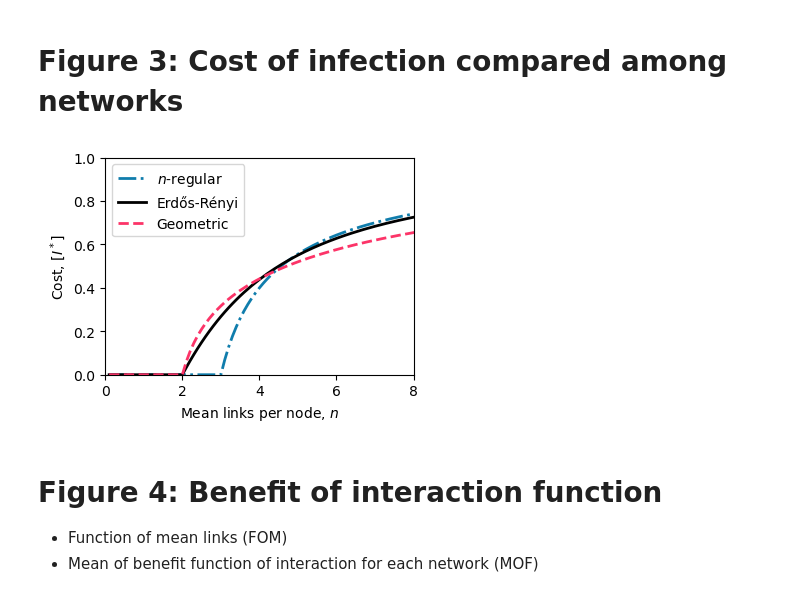
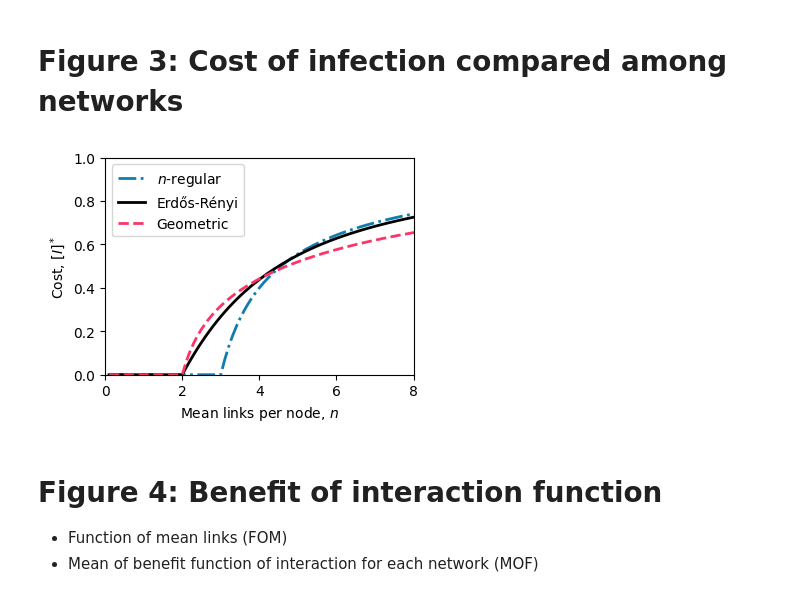
Before and after one commit to thatchai-b/article-trade-off-infs-social-interacts, a Jupyter notebook: Figures_2-5_cost-benefit.ipynb, the cells around one changed output. Saved outputs shown, nothing was run; the diff lists cells and outputs as text; code cells hidden in the pictures.

```diff
--- a/Figures_2-5_cost-benefit.ipynb
+++ b/Figures_2-5_cost-benefit.ipynb
@@ -101,17 +101,17 @@ plt.tight_layout()
 # %%
 fig_cost, ax_cost = plt.subplots(figsize=(4,3))
 
 ax_cost.plot(meanlink_range, cost_func_nreg(meanlink_range, tau, gamma), color=colour_set[2], linestyle='-.', linewidth=2, label=r'$n$-regular')
 ax_cost.plot(meanlink_range, cost_func_ER(meanlink_range, tau, gamma), 'k', linewidth=2, label=r'Erdős-Rényi')
 ax_cost.plot(meanlink_range, cost_func_geom(meanlink_range, tau, gamma), color=colour_set[1], linestyle='--', linewidth=2, label=r'Geometric')
 plt.legend(loc='upper left')
 plt.xlabel(r'Mean links per node, $n$')
-plt.ylabel('Cost, $[I^*]$')
+plt.ylabel('Cost, $[I]^*$')
 plt.xlim([0, 8])
 plt.ylim([0, 1])
 plt.tight_layout()
 # %% [output]
-[figure, old version]
+[figure, new version]
 # %% [markdown]
 # Figure 4: Benefit of interaction function
 - Function of mean links (FOM)
```
Also changed, not shown: parts of 3 cells of this notebook.
